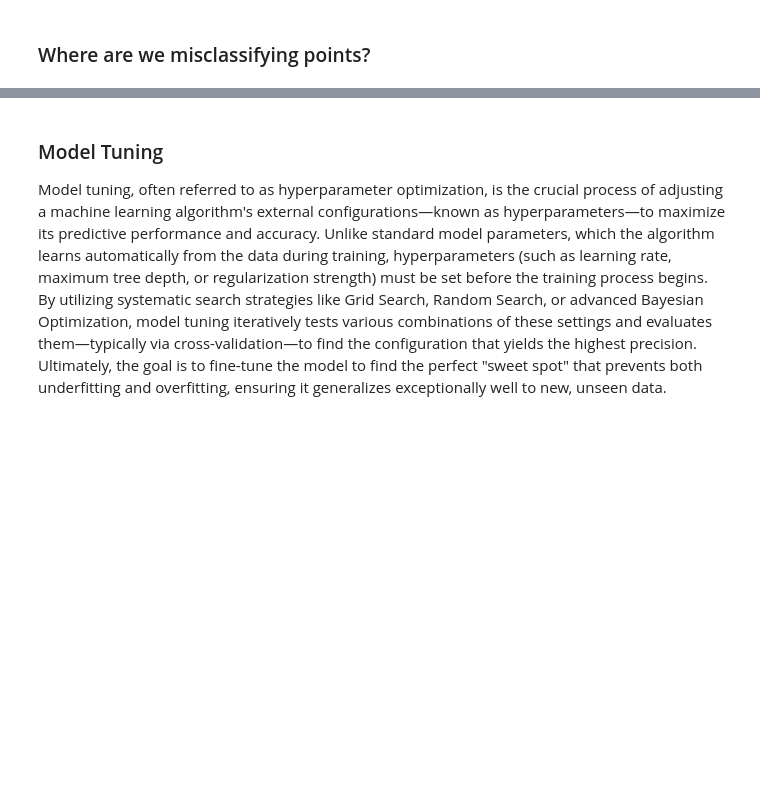
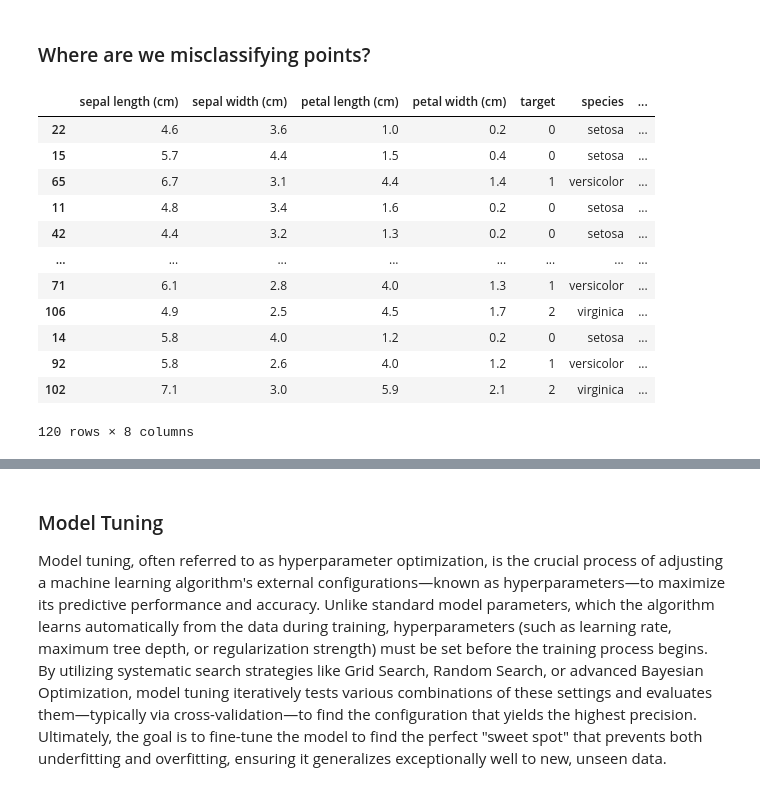
Before and after one commit to PatricioOnRails/ML_fundamentals_with_IrisDataset, a Jupyter notebook: ML_fundamentals_with_the_IrisDataset.ipynb, the cells around one changed output, grey strips where cells are left out. Drawn from its saved outputs; the diff is of its cells as text; code cells hidden in the pictures; blank space fills up the shorter version.

```diff
--- a/ML_fundamentals_with_the_IrisDataset.ipynb
+++ b/ML_fundamentals_with_the_IrisDataset.ipynb
@@ -393,3 +483,34 @@ df_predictions
+# %%
+from sklearn.model_selection import cross_val_predict
+from sklearn.linear_model import LogisticRegression
+
+# Re-initialize the model to ensure it's available for prediction
+model = LogisticRegression(solver='lbfgs', random_state=42)
+
+# Generate predictions for the training set using cross-validation
+# This ensures that each prediction is made by a model that was not trained on that specific sample
+y_pred = cross_val_predict(model, x_train, y_train, cv=5)
+
+df_predictions = df_train.copy()
+
+df_predictions["prediction"] = y_pred
+df_predictions["prediction_label"] = df_predictions["prediction"].map({0: "setosa", 1: "versicolor", 2: "virginica"})
+
+df_predictions
+# %% [output]
+|  | sepal length (cm) | sepal width (cm) | petal length (cm) | petal width (cm) | target | species | ... |
+| 22 | 4.6 | 3.6 | 1.0 | 0.2 | 0 | setosa | ... |
+| 15 | 5.7 | 4.4 | 1.5 | 0.4 | 0 | setosa | ... |
+| 65 | 6.7 | 3.1 | 4.4 | 1.4 | 1 | versicolor | ... |
+| 11 | 4.8 | 3.4 | 1.6 | 0.2 | 0 | setosa | ... |
+| 42 | 4.4 | 3.2 | 1.3 | 0.2 | 0 | setosa | ... |
+| ... | ... | ... | ... | ... | ... | ... | ... |
+| 71 | 6.1 | 2.8 | 4.0 | 1.3 | 1 | versicolor | ... |
+| 106 | 4.9 | 2.5 | 4.5 | 1.7 | 2 | virginica | ... |
+| 14 | 5.8 | 4.0 | 1.2 | 0.2 | 0 | setosa | ... |
+| 92 | 5.8 | 2.6 | 4.0 | 1.2 | 1 | versicolor | ... |
+| 102 | 7.1 | 3.0 | 5.9 | 2.1 | 2 | virginica | ... |
+120 rows × 8 columns
 # %%
 # Ensure df_predictions has the necessary columns (from previous steps)
 # df_predictions = df_train.copy()
```
Also changed, not shown: parts of 17 cells of this notebook.
